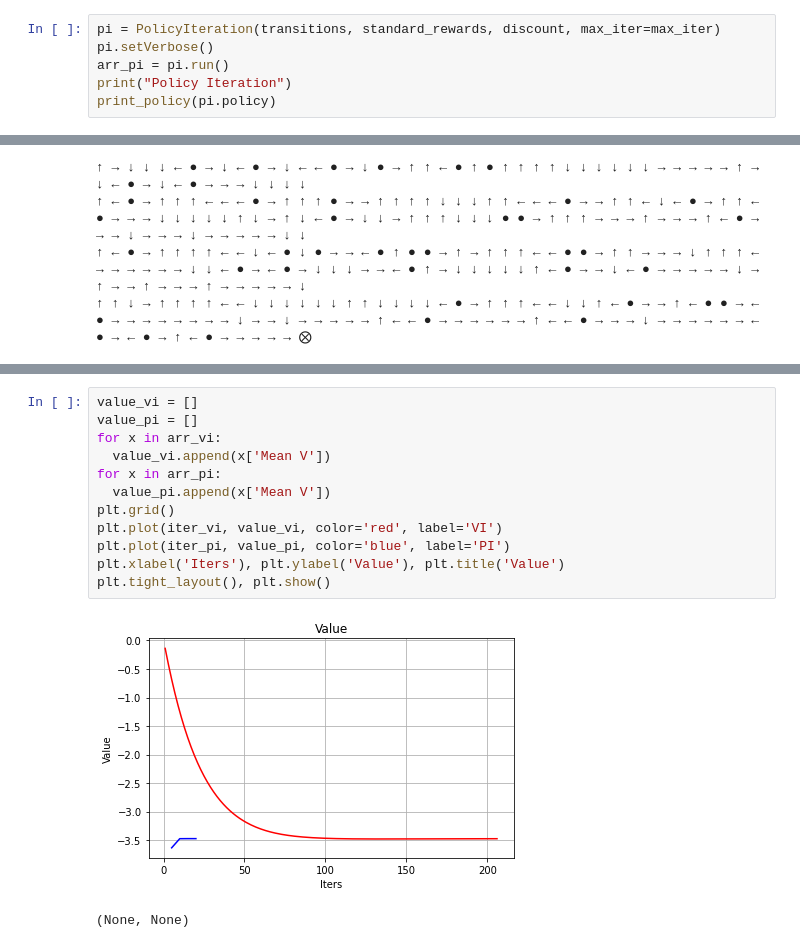
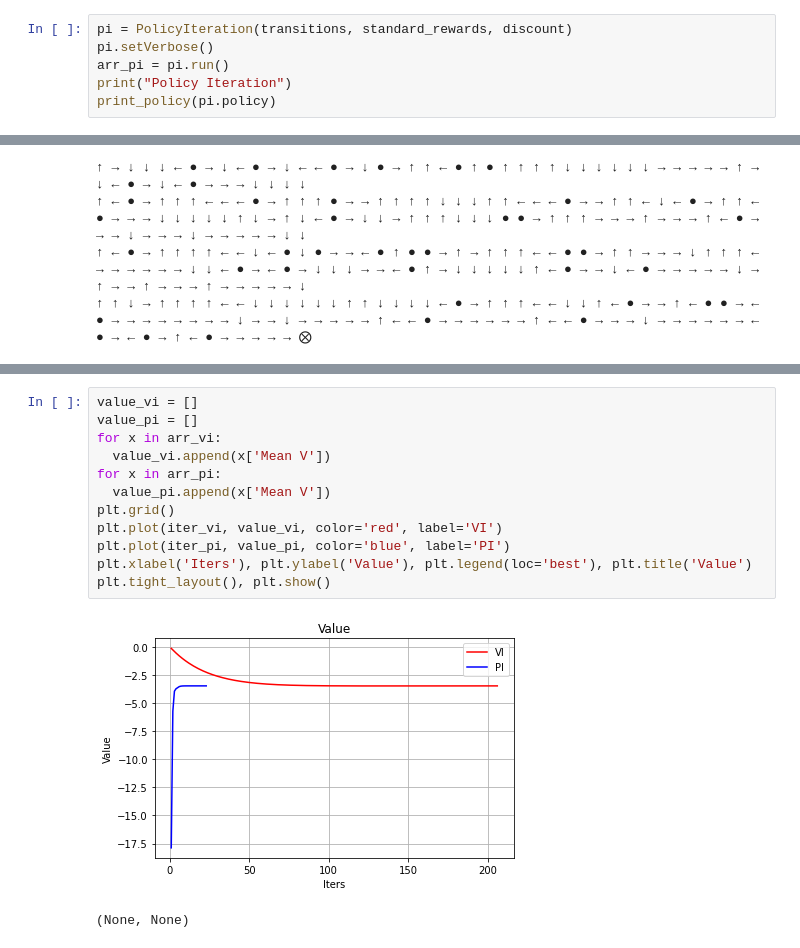
Before and after one commit to tomyouyouzhu/MachineLearning, a Jupyter notebook: A4/Big FrozenLake.ipynb, the cells around one changed output, grey strips where cells are left out. Cells and saved outputs as stored; diff of their text form.

```diff
--- a/A4/Big FrozenLake.ipynb
+++ b/A4/Big FrozenLake.ipynb
@@ -212,7 +212,7 @@ print_policy(vi.policy)
 ↑ ← ● → ↑ ↑ ↑ ← ← ← ↓ ← ● ↓ ● → → ← ● ↑ ● ● → ↑ → ↑ ↑ ↑ ← ← ● ● → → ↑ → → → ↓ ↑ ↑ ↑ ← → → → → → → ↓ ↓ ← ● → ← ● → ↓ ↓ ↓ → → ← ● ↑ → ↓ ↓ ↓ ↓ ↓ ↑ ← ● → → ↓ ← ● → → → → → ↓ → ↑ → → ↑ → → → ↑ → → → → → ↓
 ↑ ↑ ↓ → ↑ ↑ ↑ ← ↓ ↓ ↓ ↓ ↓ ↓ ↓ ↓ ↑ ↑ ↓ ↓ ↓ ↓ ← ● → ↑ ↑ ↑ → → ↓ ↓ ↑ ← ● → → ↑ ← ● ● → ← ● → → → → → → → → ↓ → → ↓ → → → → → ↑ ← ← ● → → → → → → ↑ ← ← ● → → → ↓ → → → → → → ← ● → ← ● → ↑ ← ● → → → → → ⨂
 # %%
-pi = PolicyIteration(transitions, standard_rewards, discount, max_iter=max_iter)
+pi = PolicyIteration(transitions, standard_rewards, discount)
 pi.setVerbose()
 arr_pi = pi.run()
 print("Policy Iteration")
@@ -291,17 +321,17 @@ plt.tight_layout(), plt.show()
 # %%
 value_vi = []
 value_pi = []
 for x in arr_vi:
   value_vi.append(x['Mean V'])
 for x in arr_pi:
   value_pi.append(x['Mean V'])
 plt.grid()
 plt.plot(iter_vi, value_vi, color='red', label='VI')
 plt.plot(iter_pi, value_pi, color='blue', label='PI')
-plt.xlabel('Iters'), plt.ylabel('Value'), plt.title('Value')
+plt.xlabel('Iters'), plt.ylabel('Value'), plt.legend(loc='best'), plt.title('Value')
 plt.tight_layout(), plt.show()
 # %% [output]
-[figure, old version]
+[figure, new version]
 (None, None)
 # %%
 reward = np.zeros(max_iter)
```
Also changed, not shown: parts of 10 cells of this notebook, 3 other files.
